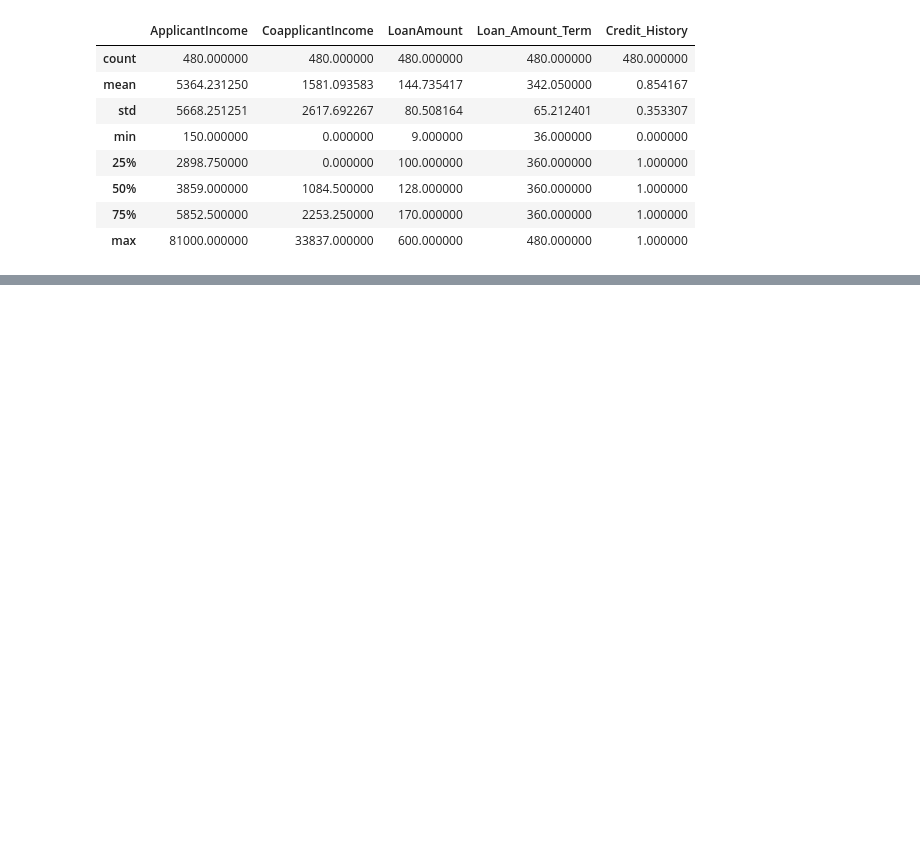
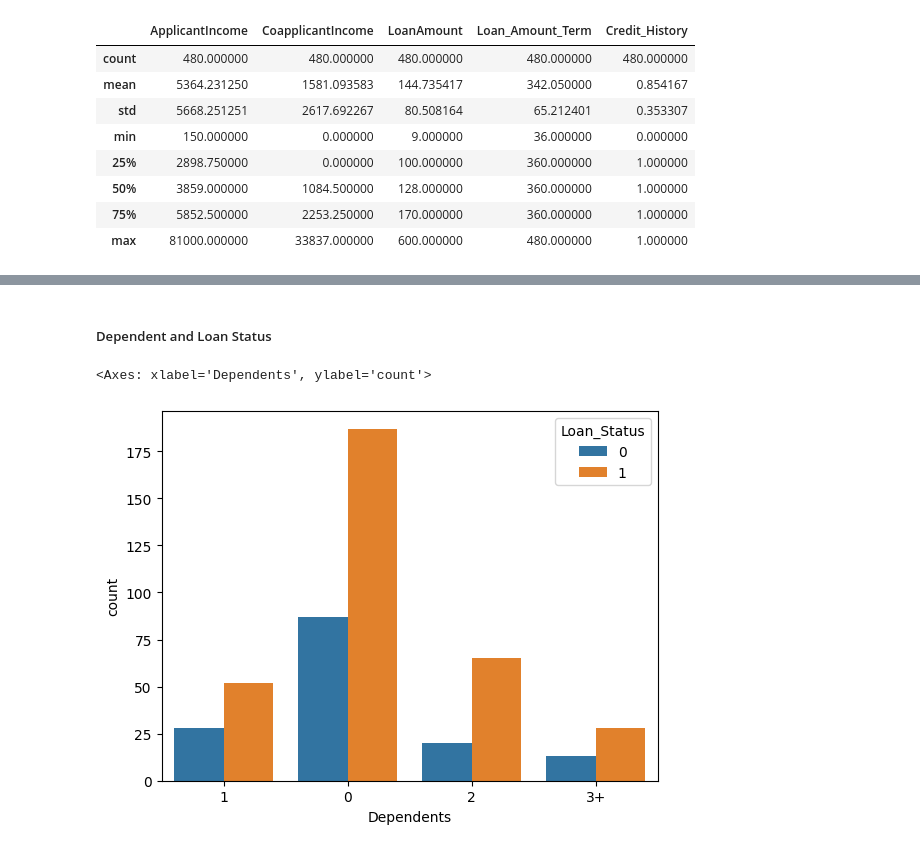
Before and after one commit to GedionAfework/Machine-Learning-Projects, a Jupyter notebook: SVM/Loan Status Prediction/loan_prediction.ipynb, the cells around one changed output, grey strips where cells are left out. Saved outputs shown, nothing was run; the diff lists cells and outputs as text; code cells hidden in the pictures; blank space fills up the shorter version.

```diff
--- a/SVM/Loan Status Prediction/loan_prediction.ipynb
+++ b/SVM/Loan Status Prediction/loan_prediction.ipynb
@@ -137,0 +193,7 @@ data.describe()
+# %% [markdown]
+##### Dependent and Loan Status
+# %%
+sns.countplot(data=data, x='Dependents', hue='Loan_Status')
+# %% [output]
+<Axes: xlabel='Dependents', ylabel='count'>
+[figure, added]
```
Also changed, not shown: parts of 46 cells of this notebook.
